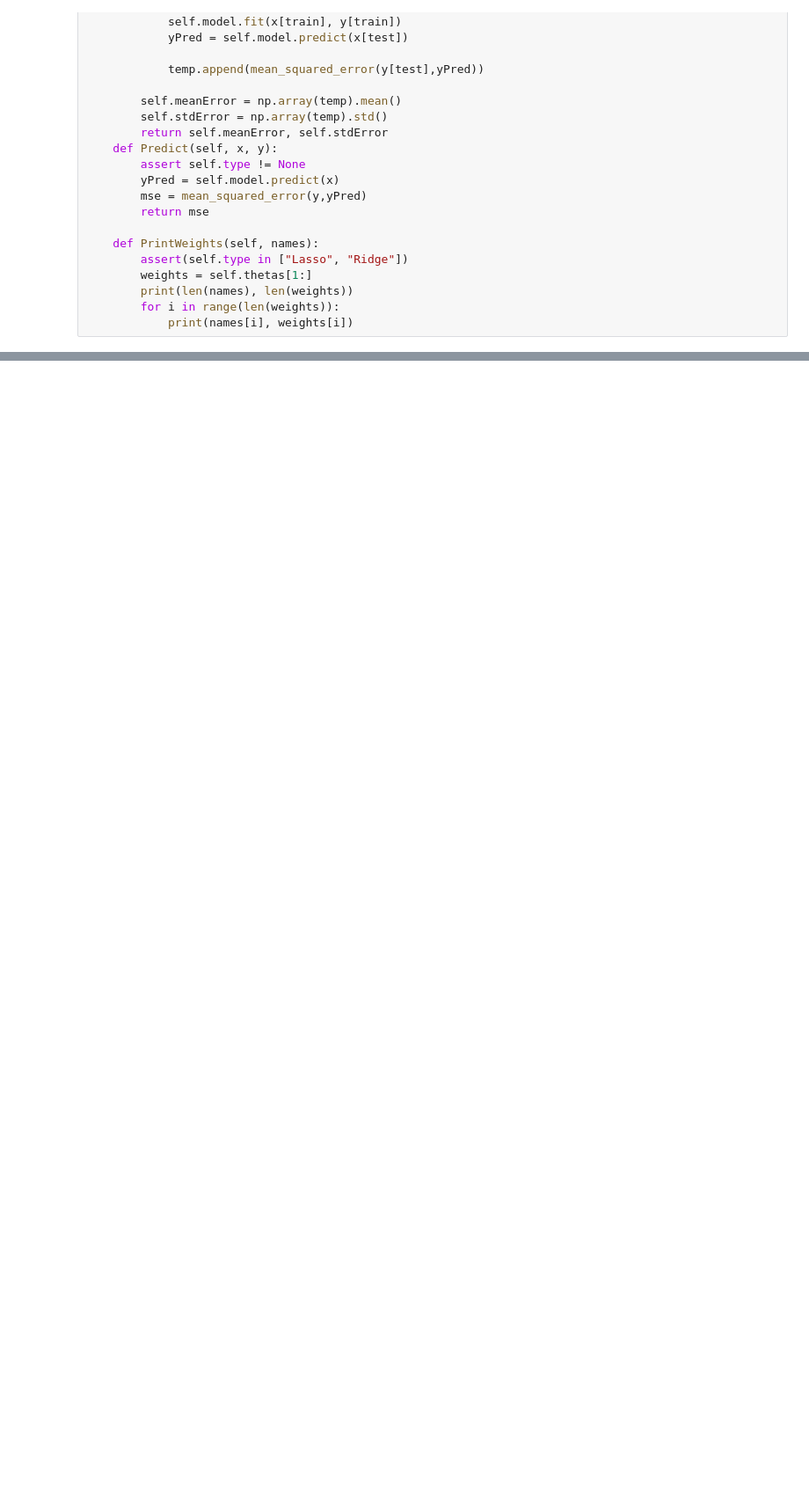
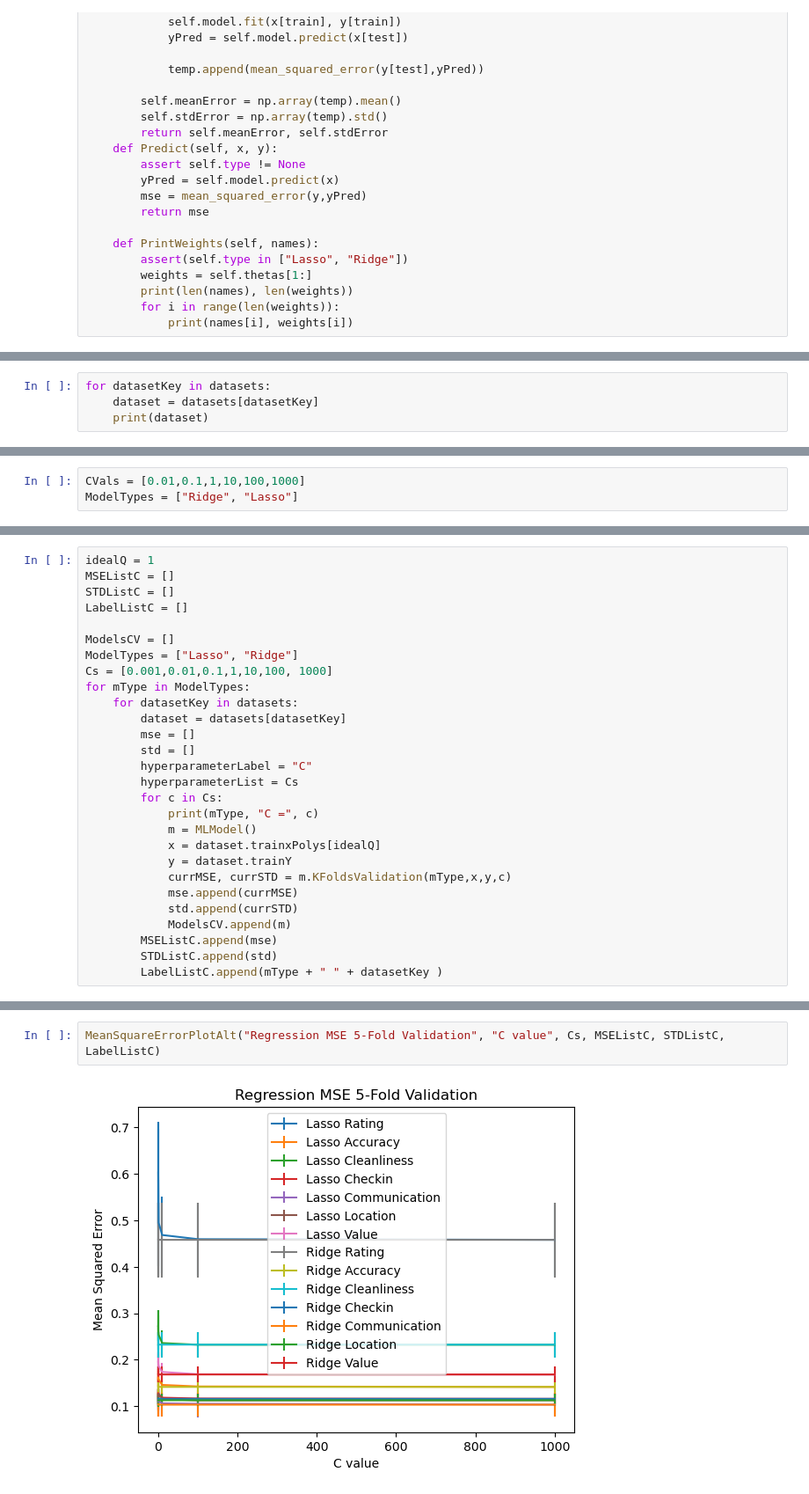
Before and after one commit to mradtke9019/AirBnb-ML, a Jupyter notebook: final.ipynb, the cells around one changed output, grey strips where cells are left out. Shown at 88% size. Saved outputs shown, nothing was run; the diff lists cells and outputs as text; blank space fills up the shorter version.

```diff
--- a/final.ipynb
+++ b/final.ipynb
@@ -229,0 +245,4 @@ listings.trainX
+# %%
+for datasetKey in datasets:
+    dataset = datasets[datasetKey]
+    print(dataset)
@@ -229,0 +257,3 @@ listings.trainX
+# %%
+CVals = [0.01,0.1,1,10,100,1000]
+ModelTypes = ["Ridge", "Lasso"]
@@ -229,0 +336,28 @@ listings.trainX
+# %%
+idealQ = 1
+MSEListC = []
+STDListC = []
+LabelListC = []
+
+ModelsCV = []
+ModelTypes = ["Lasso", "Ridge"]
+Cs = [0.001,0.01,0.1,1,10,100, 1000]
+for mType in ModelTypes:
+    for datasetKey in datasets:
+        dataset = datasets[datasetKey]
+        mse = []
+        std = []
+        hyperparameterLabel = "C"
+        hyperparameterList = Cs
+        for c in Cs:
+            print(mType, "C =", c)
+            m = MLModel()
+            x = dataset.trainxPolys[idealQ]
+            y = dataset.trainY
+            currMSE, currSTD = m.KFoldsValidation(mType,x,y,c)
+            mse.append(currMSE)
+            std.append(currSTD)
+            ModelsCV.append(m)
+        MSEListC.append(mse)
+        STDListC.append(std)
+        LabelListC.append(mType + " " + datasetKey )
@@ -229,0 +400,4 @@ listings.trainX
+# %%
+MeanSquareErrorPlotAlt("Regression MSE 5-Fold Validation", "C value", Cs, MSEListC, STDListC, LabelListC)
+# %% [output]
+[figure, added]
```
Also changed, not shown: parts of 14 cells of this notebook, 18 other files.
